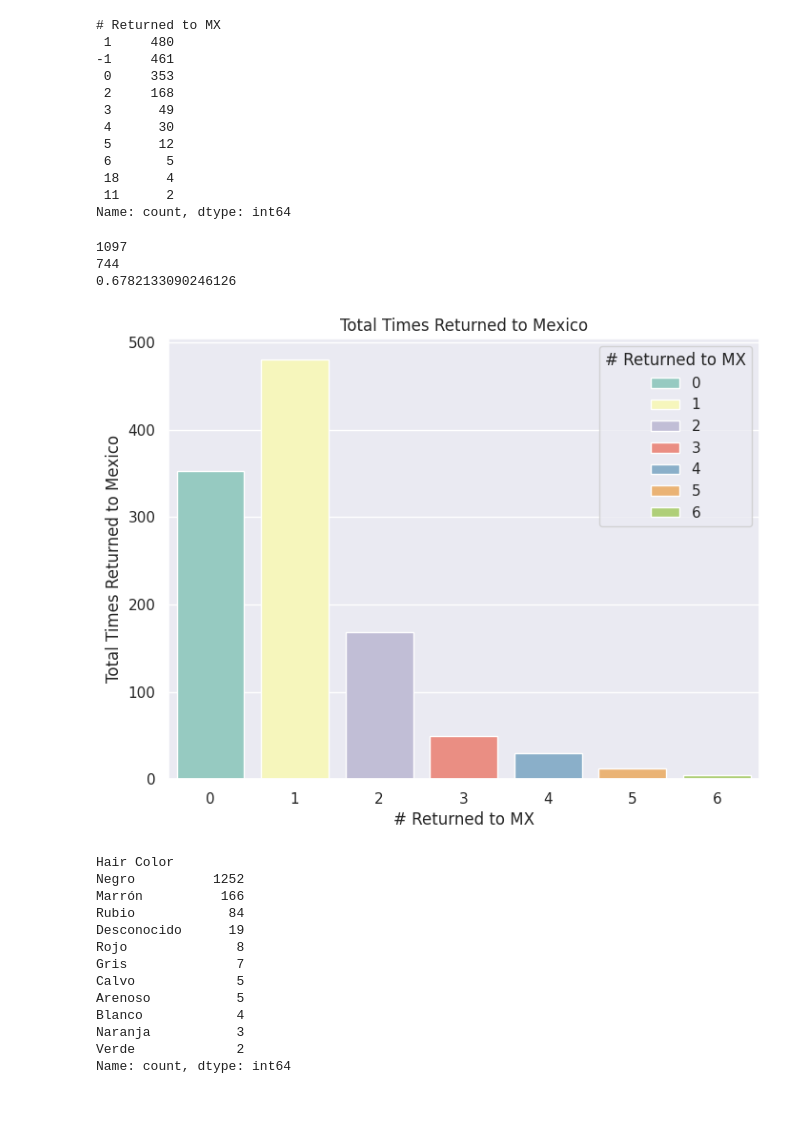
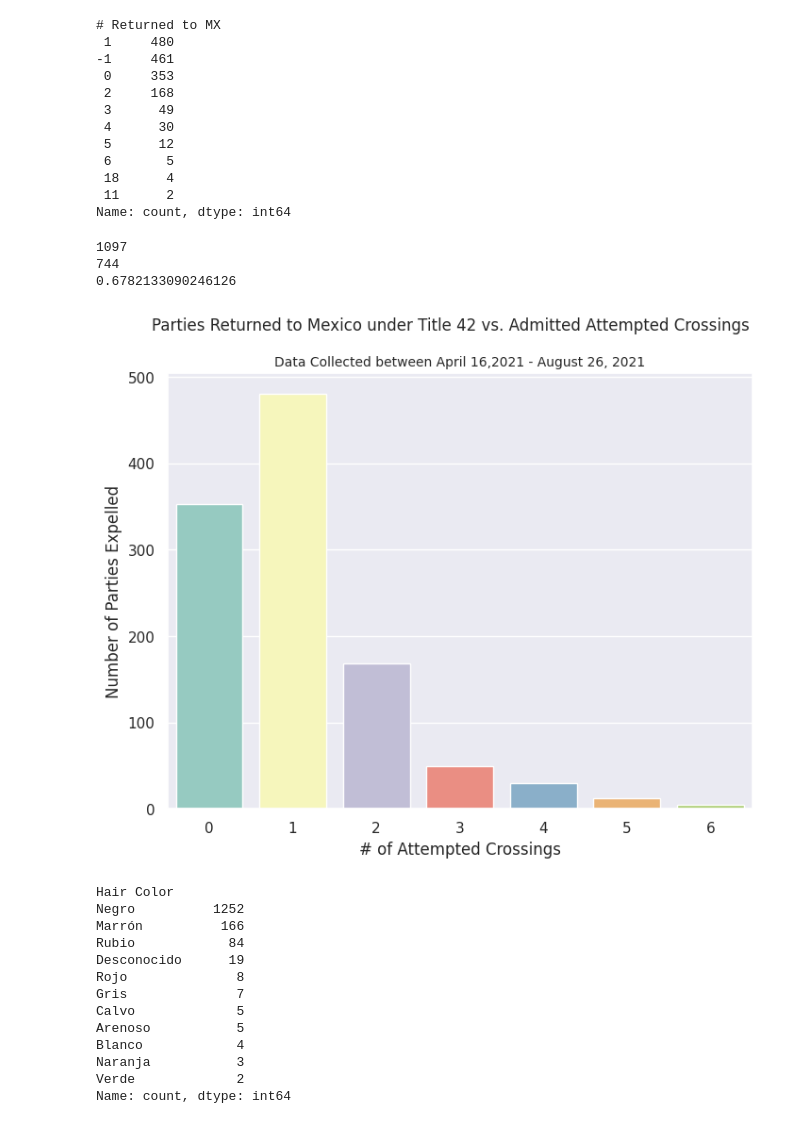
Before and after one commit to jacobgrimm/LA-Complete-Covid-Datat, a Jupyter notebook: Airtables/T42_Screenings/examine_T42_screenings.ipynb, the cells around one changed output. Cells and saved outputs as stored; diff of their text form; code cells hidden in the pictures.

```diff
--- a/Airtables/T42_Screenings/examine_T42_screenings.ipynb
+++ b/Airtables/T42_Screenings/examine_T42_screenings.ipynb
@@ -8,10 +8,13 @@ import spacy
 from ast import literal_eval
 import folium
 import re
+from unidecode import unidecode
+
 
 
 df1 = pd.read_csv('April 16 - June 12, 2021 T42 Screening Form Submissions.csv')
 df2 = pd.read_csv('June 15 - August 11, 2021 T42 Screening Form Submissions.csv')
 df3 = pd.read_csv("August 2021 T42 Screening.csv")
 
-df = pd.concat([df1, df2, df3], axis=0)
+df = pd.concat([df1, df2, df3], axis=0, ignore_index=True)
+df.columns
@@ -73,28 +94,31 @@ Name: count, dtype: int64
 # %%
 sns.set(style="darkgrid")
 plt.figure(figsize=(8, 6))
 filtered_df = df[df['# Returned to MX'] != -1]
 filtered_df = filtered_df[filtered_df['# Returned to MX'] != 11]
 filtered_df = filtered_df[filtered_df['# Returned to MX'] != 18]
 total = (filtered_df['# Returned to MX'].count())
 number_removed = filtered_df[filtered_df['# Returned to MX'] != 0]['# Returned to MX'].count()
 print(total)
 print(number_removed)
 print(number_removed/total)
-sns.countplot(x='# Returned to MX', data=filtered_df, palette="Set3", hue="# Returned to MX")
+sns.countplot(x='# Returned to MX', data=filtered_df, palette="Set3", hue="# Returned to MX", legend=False)
+plt.suptitle('Parties Returned to Mexico under Title 42 vs. Admitted Attempted Crossings', fontsize=12)
 
 # Customize the plot (optional)
-plt.title('Total Times Returned to Mexico')
-plt.xlabel('# Returned to MX')
-plt.ylabel('Total Times Returned to Mexico')
+plt.title('Data Collected between April 16,2021 - August 26, 2021', fontsize=10)
+plt.xlabel('# of Attempted Crossings')
+plt.ylabel('Number of Parties Expelled')
+
+plt.savefig('Parties Returned to Mexico under Title 42.png', bbox_inches='tight')
 
 # Show the plot
 plt.show()
 # %% [output]
 1097
 744
 0.6782133090246126
-[figure, old version]
+[figure, new version]
 # %%
 df["Hair Color"].value_counts()
 # %% [output]
```
Also changed, not shown: parts of 10 cells of this notebook, 18 other files.
